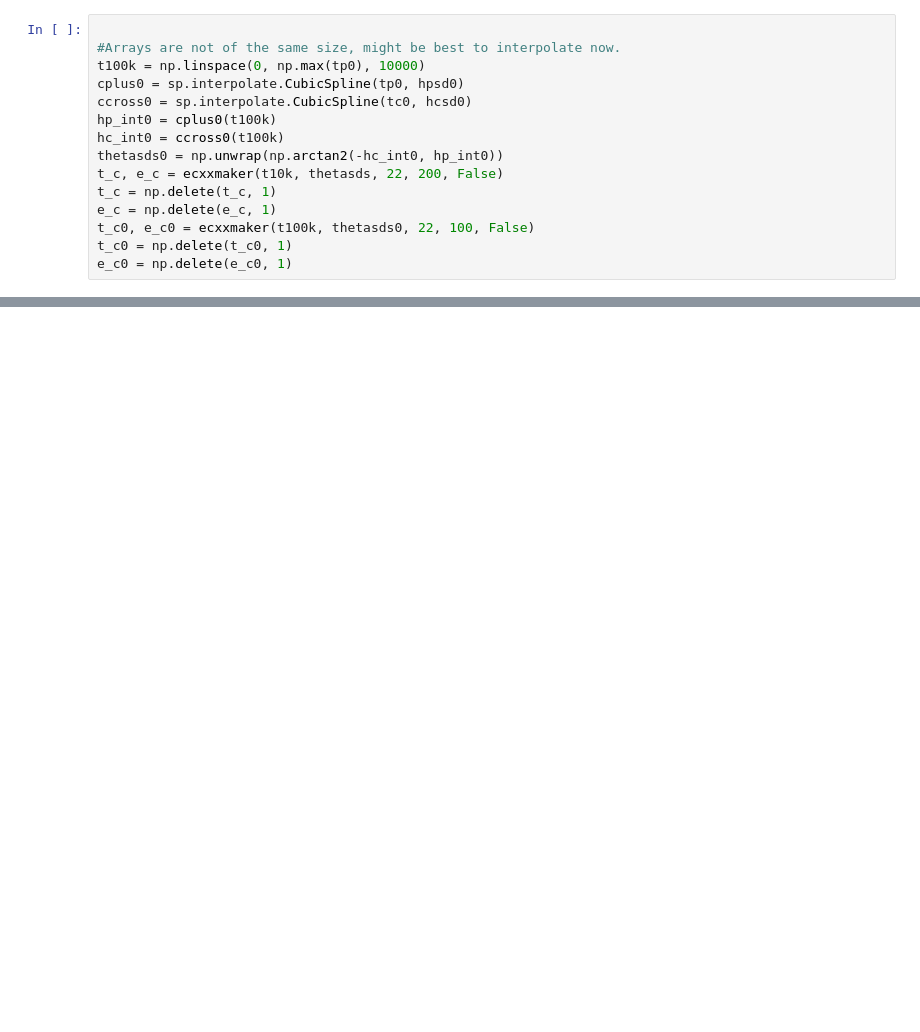
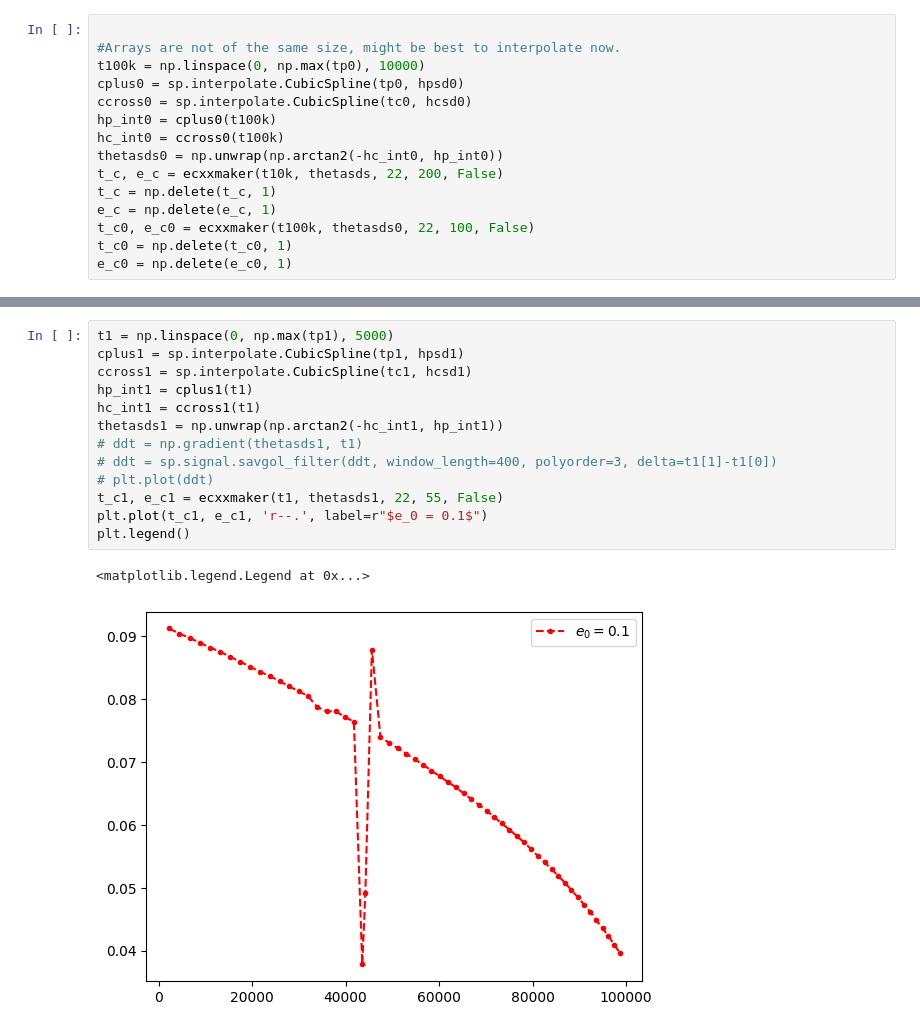
Before and after one commit to anyjamesokay/ugradthesis, a Jupyter notebook: SDSwaveform_ecctest.ipynb, the cells around one changed output, grey strips where cells are left out. Saved outputs shown, nothing was run; the diff lists cells and outputs as text; blank space fills up the shorter version.

```diff
--- a/SDSwaveform_ecctest.ipynb
+++ b/SDSwaveform_ecctest.ipynb
@@ -228,0 +224,16 @@ Exception: data set too short.
+# %%
+t1 = np.linspace(0, np.max(tp1), 5000)
+cplus1 = sp.interpolate.CubicSpline(tp1, hpsd1)
+ccross1 = sp.interpolate.CubicSpline(tc1, hcsd1)
+hp_int1 = cplus1(t1)
+hc_int1 = ccross1(t1)
+thetasds1 = np.unwrap(np.arctan2(-hc_int1, hp_int1))
+# ddt = np.gradient(thetasds1, t1)
+# ddt = sp.signal.savgol_filter(ddt, window_length=400, polyorder=3, delta=t1[1]-t1[0])
+# plt.plot(ddt)
+t_c1, e_c1 = ecxxmaker(t1, thetasds1, 22, 55, False)
+plt.plot(t_c1, e_c1, 'r--.', label=r"$e_0 = 0.1$")
+plt.legend()
+# %% [output]
+<matplotlib.legend.Legend at 0x...>
+[figure, added]
```
Also changed, not shown: parts of 20 cells of this notebook, 1 other file.
